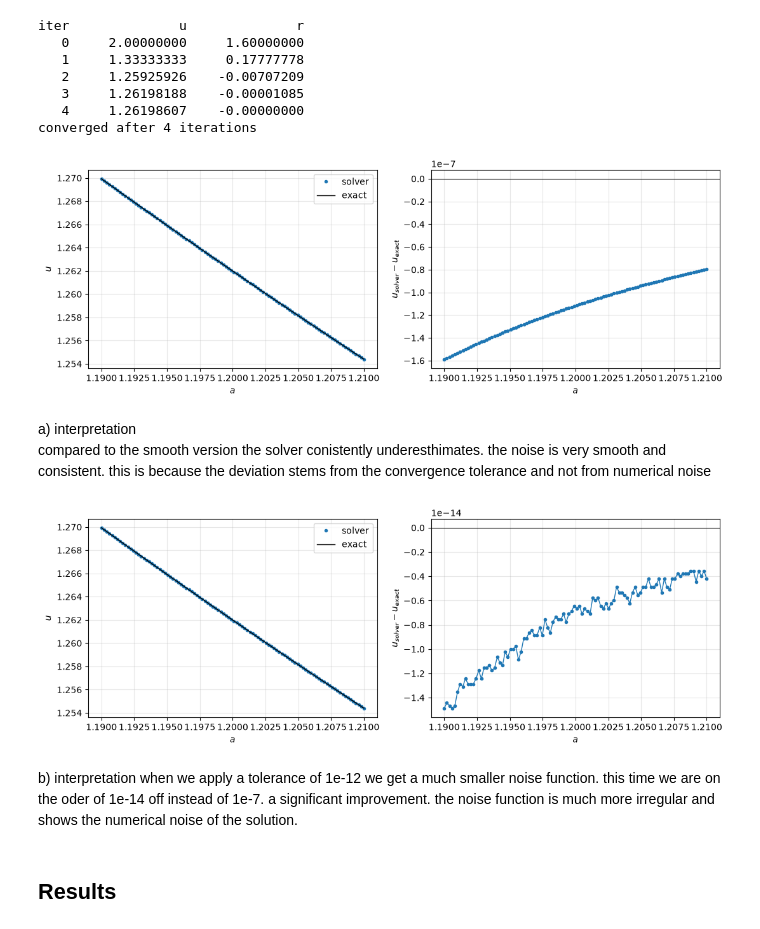
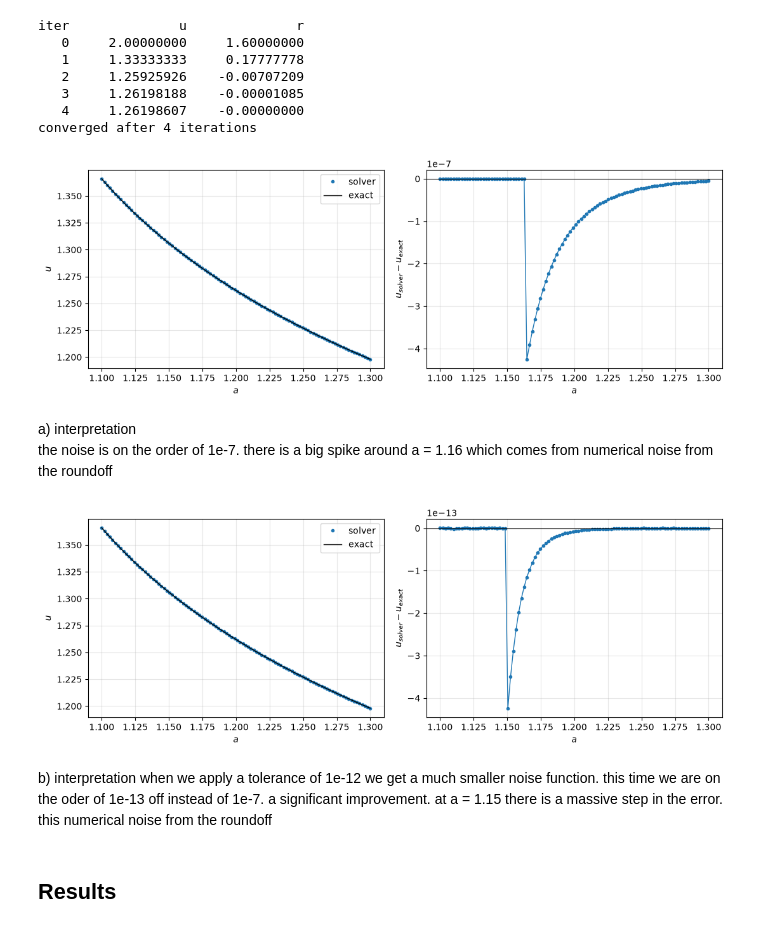
Before and after one commit to S0mar/MDO_Learn, a Jupyter notebook: solutions/ch03/prob3_7.ipynb, the cells around one changed output. Drawn from its saved outputs; the diff is of its cells as text; code cells hidden in the pictures.

```diff
--- a/solutions/ch03/prob3_7.ipynb
+++ b/solutions/ch03/prob3_7.ipynb
@@ -60,7 +60,7 @@ iter              u              r
 converged after 4 iterations
 # %%
 # a) perturbation of a around 1.2 and see how the solution changes
-a_values = 1.2 + np.linspace(-0.01, 0.01, 100)
+a_values = 1.2 + np.linspace(-0.1, 0.1, 100)
 results = [] # a and corresponding u values
 for a in a_values:
     a_default = a
@@ -89,46 +89,46 @@ for ax in axes:
 plt.tight_layout()
 plt.show()
 # %% [output]
-[figure, old version]
+[figure, new version]
 # %% [markdown]
 a) interpretation
-compared to the smooth version the solver conistently underesthimates. the noise is very smooth and consistent. this is because the deviation stems from the convergence tolerance and not from numerical noise
+the noise is on the order of 1e-7. there is a big spike around a = 1.16 which comes from numerical noise from the roundoff
 # %%
 # b) smaller tolerance and see how the solution changes
 
-a_values = 1.2 + np.linspace(-0.01, 0.01, 100)
+a_values = 1.2 + np.linspace(-0.1, 0.1, 100)
 results = [] # a and corresponding u values
 for a in a_values:
     a_default = a
     u, _ = solve_system(3.0, tol=1e-12, table=False)
     results.append((a, u))
 a_arr, u_arr = np.array(results).T
 
 u_smooth = 2 / (1 - np.cbrt(1 - a_arr))     # exact real root, np.cbrt handles negative arguments
 noise = u_arr - u_smooth
 
 fig, axes = plt.subplots(1, 2, figsize=(11, 4))
 
 axes[0].plot(a_arr, u_arr, "o", ms=3, label="solver")
 axes[0].plot(a_arr, u_smooth, "k-", lw=1, label="exact")
 axes[0].set_ylabel("$u$")
 axes[0].legend()
 
 axes[1].plot(a_arr, noise, "o-", ms=3, lw=1)
 axes[1].axhline(0, color="k", lw=0.8)
 axes[1].set_ylabel("$u_{solver} - u_{exact}$")
 
 for ax in axes:
     ax.set_xlabel("$a$")
     ax.grid(alpha=0.3)
     ax.ticklabel_format(axis="x", useOffset=False, style="plain")
 plt.tight_layout()
 plt.show()
 # %% [output]
-[figure, old version]
+[figure, new version]
 # %% [markdown]
 b) interpretation
-when we apply a tolerance of 1e-12 we get a much smaller noise function. this time we are on the oder of 1e-14 off instead of 1e-7. a significant improvement. the noise function is much more irregular and shows the numerical noise of the solution.
+when we apply a tolerance of 1e-12 we get a much smaller noise function. this time we are on the oder of 1e-13 off instead of 1e-7. a significant improvement. at a = 1.15 there is a massive step in the error. this numerical noise from the roundoff
 # %% [markdown]
 ## Results
 # %% [markdown]
```
Also changed, not shown: 1 other file.
